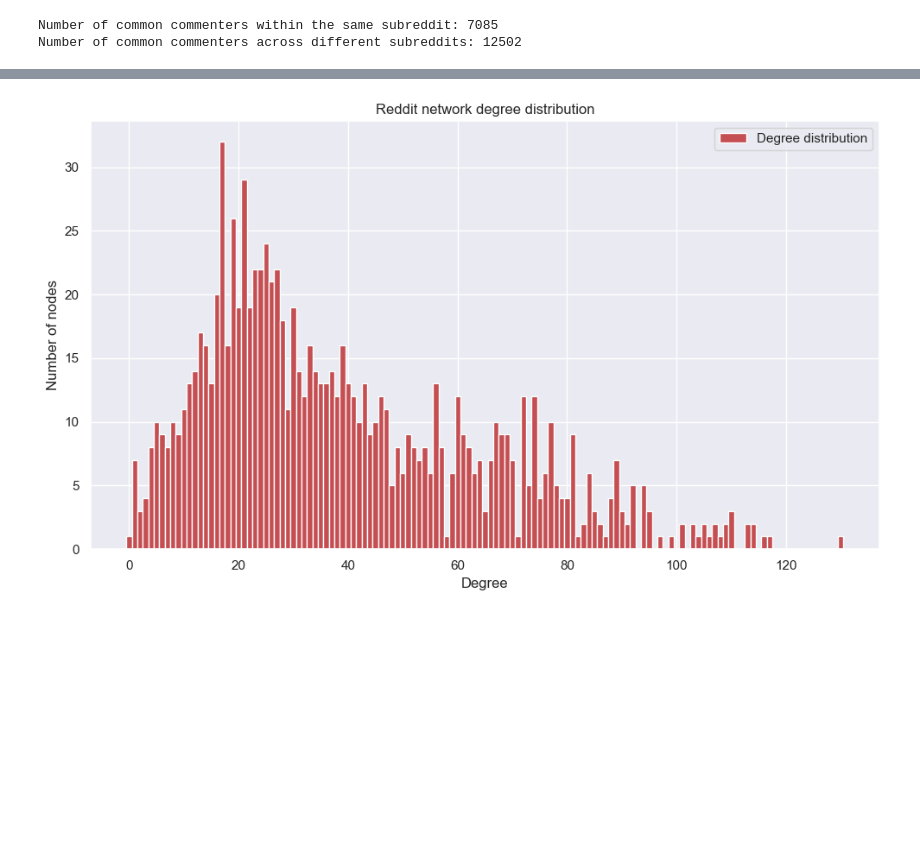
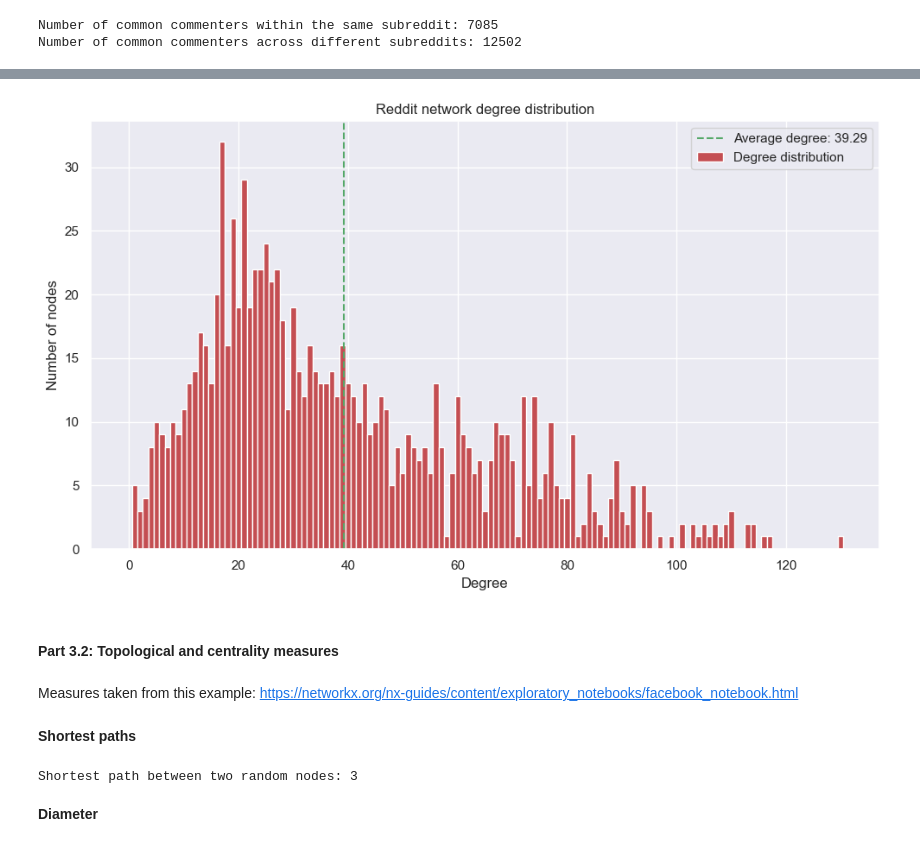
Before and after one commit to annaekner/social-graphs, a Jupyter notebook: Project/explainer_notebook.ipynb, the cells around one changed output, grey strips where cells are left out. Saved outputs shown, nothing was run; the diff lists cells and outputs as text; code cells hidden in the pictures; blank space fills up the shorter version.

Commit message:
preliminary network analysis

```diff
--- a/Project/explainer_notebook.ipynb
+++ b/Project/explainer_notebook.ipynb
@@ -246,6 +249,7 @@ def create_graph(data_dir):
             # Get the usernames of the commenters for each post
             post1_commenters = set(comment["author"] for comment in post1_comments)
             post2_commenters = set(comment["author"] for comment in post2_comments)
+
             # Remove "deleted" from the sets
             post1_commenters.discard("deleted")
             post1_commenters.discard("deleted")
@@ -265,8 +269,13 @@ def create_graph(data_dir):
                 else:
                     common_commenters_across += 1
 
+    # Find the largest connected component
+    largest_cc = max(nx.connected_components(G), key=len)
+    G = G.subgraph(largest_cc).copy()
+
     print(f"Number of common commenters within the same subreddit: {common_commenters_within}")
     print(f"Number of common commenters across different subreddits: {common_commenters_across}")
+
     return G
 # %%
 # Create the Reddit graph
@@ -314,18 +325,35 @@ Title: I am schizophrenic. Someone filmed me having a bad episode and shared it
 # %%
 # Degrees in the graph
 degrees = [G.degree(n) for n in G.nodes()]
 bin_edges = np.linspace(0, max(degrees), max(degrees) + 1)
 
+# Average degree
+avg_degree = np.mean(degrees)
+
 counts, bin_edges = np.histogram(degrees, bins=bin_edges)
-
 
 plt.figure(figsize=(10, 6))
 plt.bar(bin_edges[:-1], counts, width=1, label='Degree distribution', color='r')
+plt.axvline(avg_degree, color='g', linestyle='--', label=f'Average degree: {avg_degree:.2f}')
 plt.xlabel('Degree')
 plt.ylabel('Number of nodes')
 plt.title('Reddit network degree distribution')
 plt.legend()
 plt.tight_layout()
 plt.show()
 # %% [output]
-[figure, old version]
+[figure, new version]
+# %% [markdown]
+#### **Part 3.2: Topological and centrality measures**
+# %% [markdown]
+Measures taken from this example: https://networkx.org/nx-guides/content/exploratory_notebooks/facebook_notebook.html
+# %% [markdown]
+**Shortest paths**
+# %%
+# shortest_path_lengths[u][v] will return the shortest path length between any two pair of nodes u and v
+shortest_path_lengths = dict(nx.all_pairs_shortest_path_length(G))
+print(f"Shortest path between two random nodes: {shortest_path_lengths['1fu0jry']['1g0ib4z']}")
+# %% [output]
+Shortest path between two random nodes: 3
+# %% [markdown]
+**Diameter**
```
Also changed, not shown: parts of 22 cells of this notebook.
